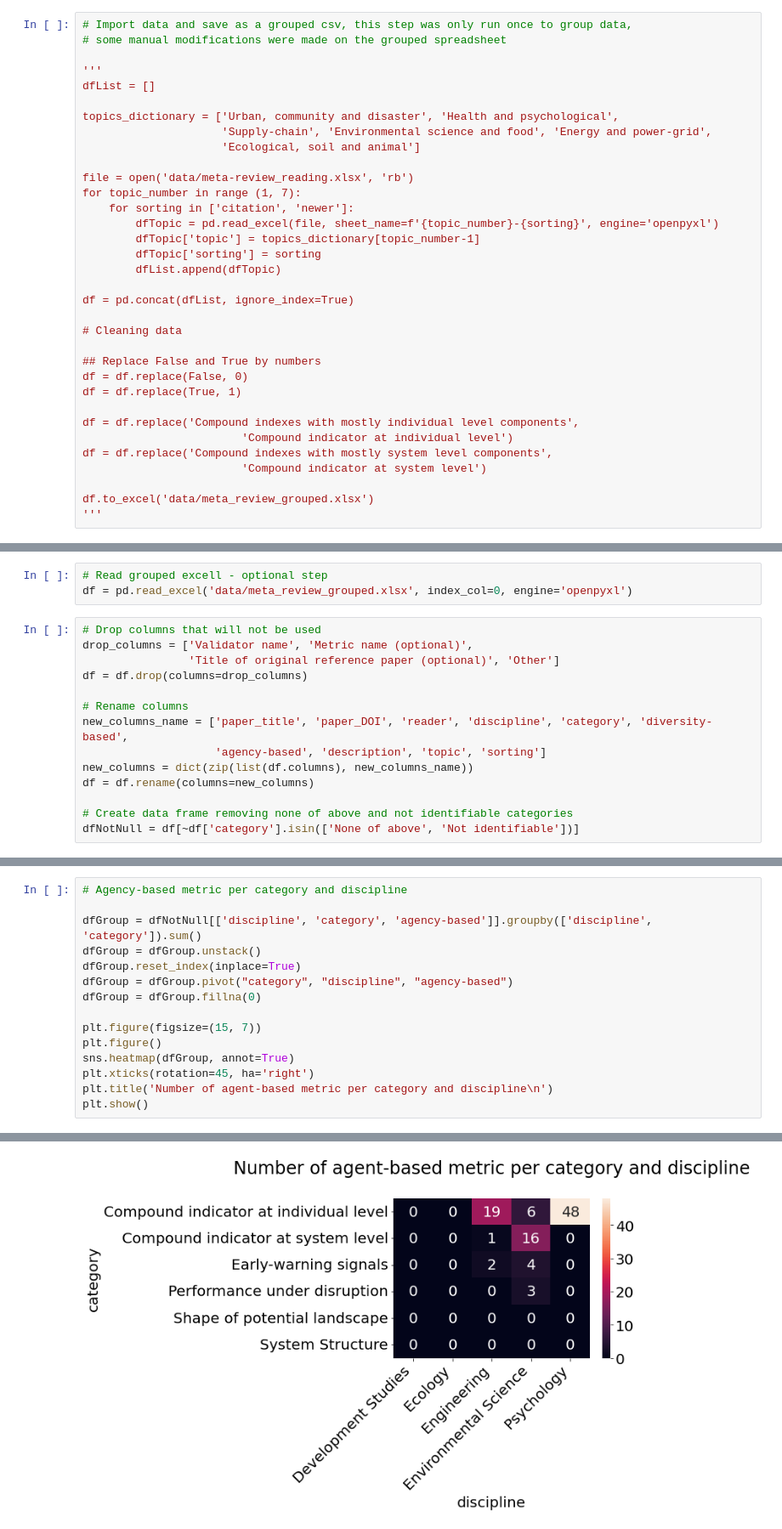
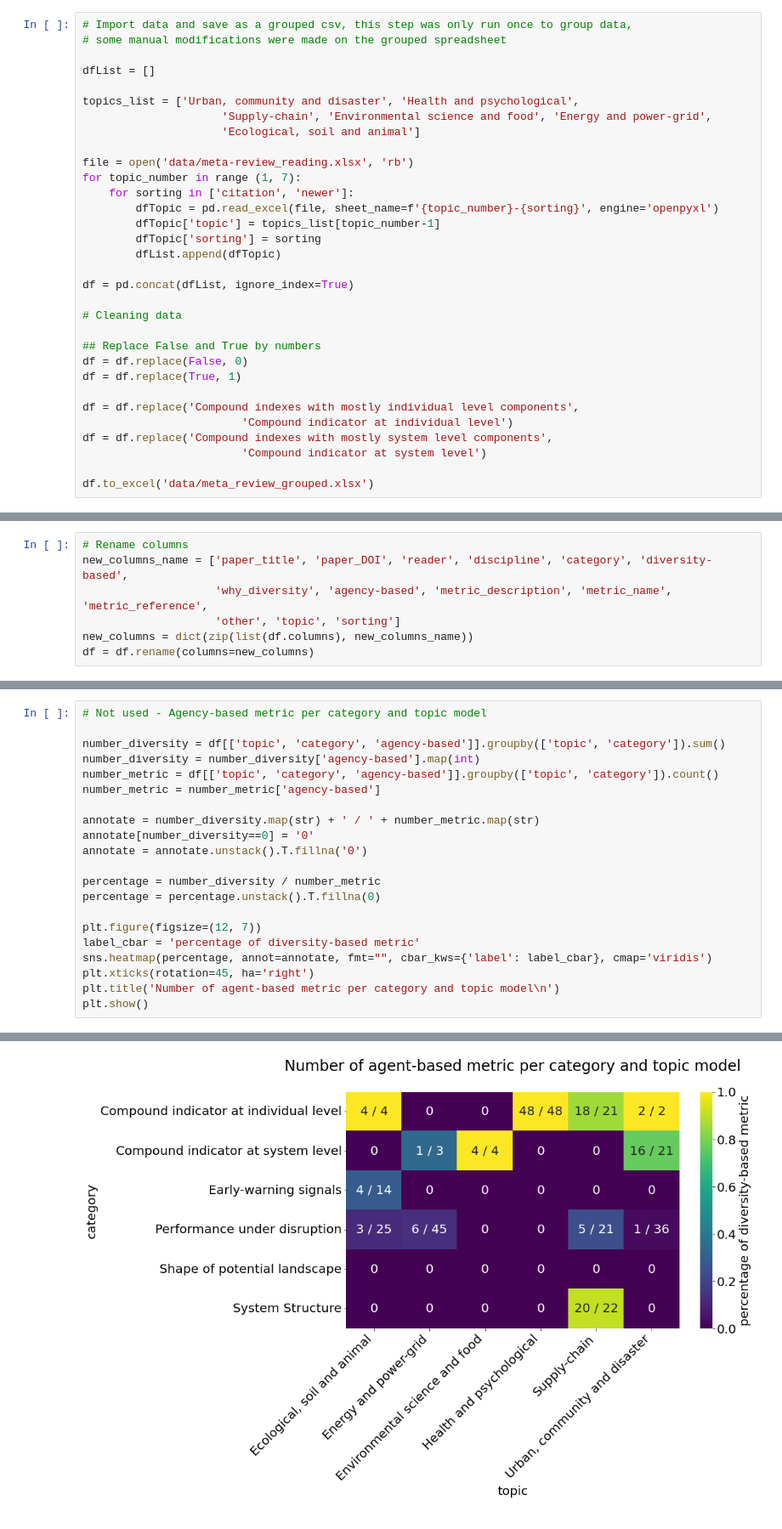
Before and after one commit to vitorhirata/resilience-metrics-review, a Jupyter notebook: review_result_analysis.ipynb, the cells around one changed output, grey strips where cells are left out. Shown at 85% size. Drawn from its saved outputs; the diff is of its cells as text.

```diff
--- a/review_result_analysis.ipynb
+++ b/review_result_analysis.ipynb
@@ -8,10 +9,9 @@ import seaborn as sns
 # Import data and save as a grouped csv, this step was only run once to group data,
 # some manual modifications were made on the grouped spreadsheet
 
-'''
 dfList = []
 
-topics_dictionary = ['Urban, community and disaster', 'Health and psychological',
+topics_list = ['Urban, community and disaster', 'Health and psychological',
                      'Supply-chain', 'Environmental science and food', 'Energy and power-grid',
                      'Ecological, soil and animal']
 
@@ -19,7 +19,7 @@ file = open('data/meta-review_reading.xlsx', 'rb')
 for topic_number in range (1, 7):
     for sorting in ['citation', 'newer']:
         dfTopic = pd.read_excel(file, sheet_name=f'{topic_number}-{sorting}', engine='openpyxl')
-        dfTopic['topic'] = topics_dictionary[topic_number-1]
+        dfTopic['topic'] = topics_list[topic_number-1]
         dfTopic['sorting'] = sorting
         dfList.append(dfTopic)
 
@@ -37,4 +37,3 @@ df = df.replace('Compound indexes with mostly system level components',
                         'Compound indicator at system level')
 
 df.to_excel('data/meta_review_grouped.xlsx')
-'''
@@ -43,18 +40,8 @@ df.to_excel('data/meta_review_grouped.xlsx')
-# %%
-# Read grouped excell - optional step
-df = pd.read_excel('data/meta_review_grouped.xlsx', index_col=0, engine='openpyxl')
 # %%
-# Drop columns that will not be used
-drop_columns = ['Validator name', 'Metric name (optional)',
-                'Title of original reference paper (optional)', 'Other']
-df = df.drop(columns=drop_columns)
-
 # Rename columns
 new_columns_name = ['paper_title', 'paper_DOI', 'reader', 'discipline', 'category', 'diversity-based',
-                    'agency-based', 'description', 'topic', 'sorting']
+                    'why_diversity', 'agency-based', 'metric_description', 'metric_name', 'metric_reference',
+                    'other', 'topic', 'sorting']
 new_columns = dict(zip(list(df.columns), new_columns_name))
 df = df.rename(columns=new_columns)
-
-# Create data frame removing none of above and not identifiable categories
-dfNotNull = df[~df['category'].isin(['None of above', 'Not identifiable'])]
 # %%
@@ -177,16 +163,22 @@ plt.show()
 # %%
-# Agency-based metric per category and discipline
+# Not used - Agency-based metric per category and topic model
 
-dfGroup = dfNotNull[['discipline', 'category', 'agency-based']].groupby(['discipline', 'category']).sum()
-dfGroup = dfGroup.unstack()
-dfGroup.reset_index(inplace=True)
-dfGroup = dfGroup.pivot("category", "discipline", "agency-based")
-dfGroup = dfGroup.fillna(0)
+number_diversity = df[['topic', 'category', 'agency-based']].groupby(['topic', 'category']).sum()
+number_diversity = number_diversity['agency-based'].map(int)
+number_metric = df[['topic', 'category', 'agency-based']].groupby(['topic', 'category']).count()
+number_metric = number_metric['agency-based']
 
-plt.figure(figsize=(15, 7))
-plt.figure()
-sns.heatmap(dfGroup, annot=True)
+annotate = number_diversity.map(str) + ' / ' + number_metric.map(str)
+annotate[number_diversity==0] = '0'
+annotate = annotate.unstack().T.fillna('0')
+
+percentage = number_diversity / number_metric
+percentage = percentage.unstack().T.fillna(0)
+
+plt.figure(figsize=(12, 7))
+label_cbar = 'percentage of diversity-based metric'
+sns.heatmap(percentage, annot=annotate, fmt="", cbar_kws={'label': label_cbar}, cmap='viridis')
 plt.xticks(rotation=45, ha='right')
-plt.title('Number of agent-based metric per category and discipline\n')
+plt.title('Number of agent-based metric per category and topic model\n')
 plt.show()
 # %% [output]
@@ -194 +185 @@ plt.show()
-[figure, old version]
+[figure, new version]
```
Also changed, not shown: parts of 12 cells of this notebook.
